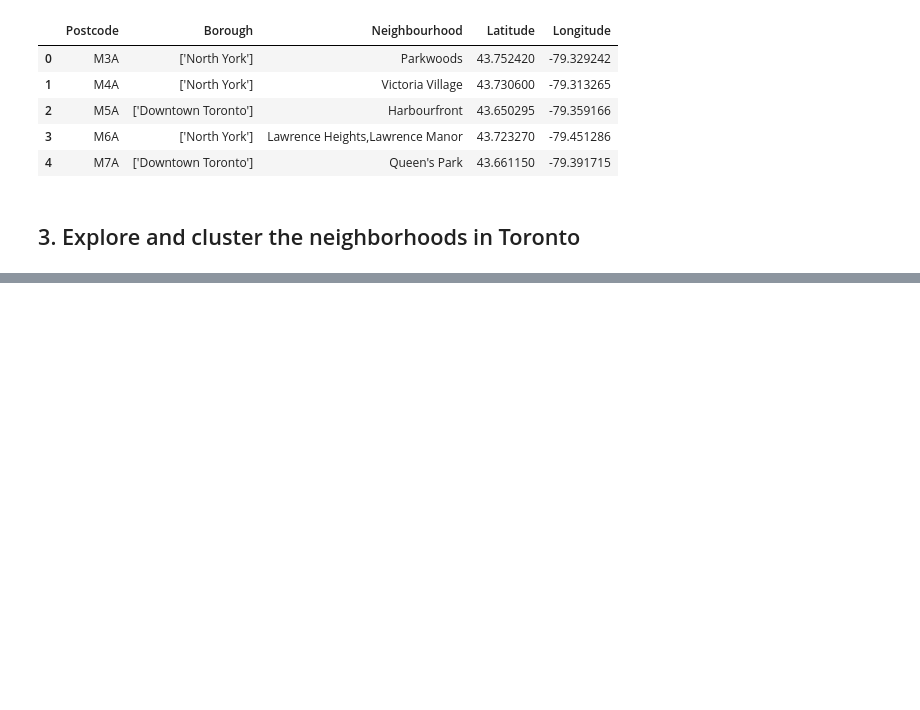
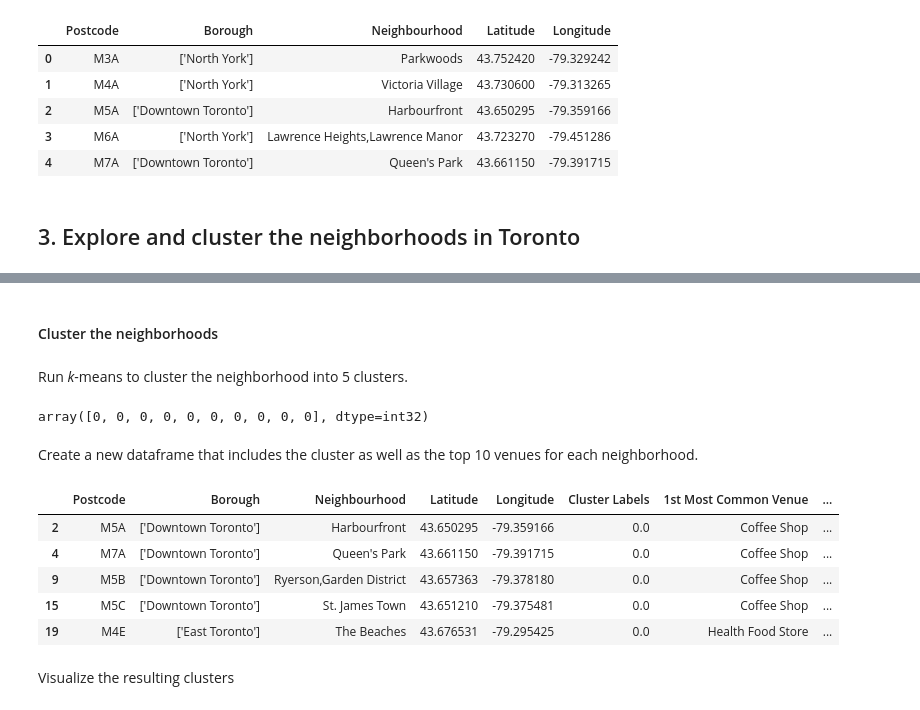
Before and after one commit to anegoni/Coursera_Capstone, a Jupyter notebook: Segmenting and Clustering Neighbourhoods.ipynb, the cells around one changed output, grey strips where cells are left out. Cells and saved outputs as stored; diff of their text form; code cells hidden in the pictures; blank space fills up the shorter version.

```diff
--- a/Segmenting and Clustering Neighbourhoods.ipynb
+++ b/Segmenting and Clustering Neighbourhoods.ipynb
@@ -111,0 +420,39 @@ df_new.head()
+# %% [markdown]
+#### Cluster the neighborhoods
+# %% [markdown]
+Run *k*-means to cluster the neighborhood into 5 clusters.
+# %%
+# set number of clusters
+kclusters = 5
+
+toronto_grouped_clustering = toronto_grouped.drop('Neighborhood', 1)
+
+# run k-means clustering
+kmeans = KMeans(n_clusters=kclusters, random_state=0).fit(toronto_grouped_clustering)
+
+# check cluster labels generated for each row in the dataframe
+kmeans.labels_[0:10]
+# %% [output]
+array([0, 0, 0, 0, 0, 0, 0, 0, 0, 0], dtype=int32)
+# %% [markdown]
+Create a new dataframe that includes the cluster as well as the top 10 venues for each neighborhood.
+# %%
+# add clustering labels
+neighborhoods_venues_sorted.insert(0, 'Cluster Labels', kmeans.labels_)
+
+toronto_merged = toronto_data
+
+# merge toronto_grouped with toronto_data to add latitude/longitude for each neighborhood
+toronto_merged = toronto_merged.join(neighborhoods_venues_sorted.set_index('Neighborhood'), on='Neighbourhood')
+
+toronto_merged.dropna(inplace=True)
+toronto_merged.head() # check the last columns!
+# %% [output]
+|  | Postcode | Borough | Neighbourhood | Latitude | Longitude | Cluster Labels | 1st Most Common Venue | ... |
+| 2 | M5A | ['Downtown Toronto'] | Harbourfront | 43.650295 | -79.359166 | 0.0 | Coffee Shop | ... |
+| 4 | M7A | ['Downtown Toronto'] | Queen's Park | 43.661150 | -79.391715 | 0.0 | Coffee Shop | ... |
+| 9 | M5B | ['Downtown Toronto'] | Ryerson,Garden District | 43.657363 | -79.378180 | 0.0 | Coffee Shop | ... |
+| 15 | M5C | ['Downtown Toronto'] | St. James Town | 43.651210 | -79.375481 | 0.0 | Coffee Shop | ... |
+| 19 | M4E | ['East Toronto'] | The Beaches | 43.676531 | -79.295425 | 0.0 | Health Food Store | ... |
+# %% [markdown]
+Visualize the resulting clusters
```
Also changed, not shown: parts of 46 cells of this notebook.
